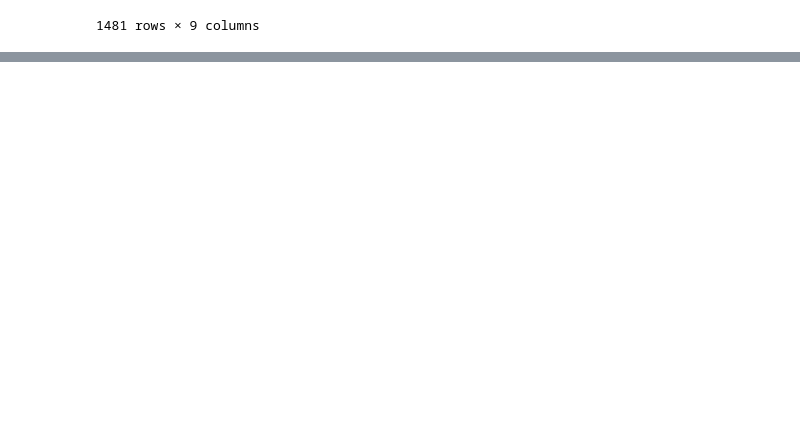
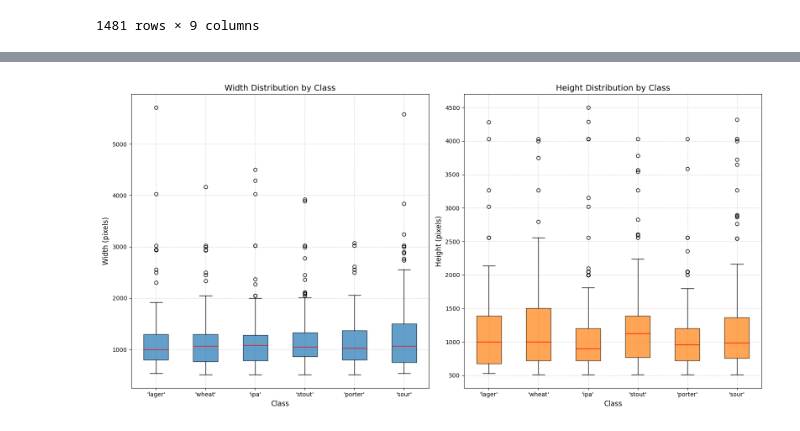
Before and after one commit to synthco/Neural-Beer, a Jupyter notebook: Lab_1.ipynb, the cells around one changed output, grey strips where cells are left out. Drawn from its saved outputs; the diff is of its cells as text; code cells hidden in the pictures; blank space fills up the shorter version.

Commit message:
Refines metadata loading and initializes additional code cells for processing. Added some data visualization

```diff
--- a/Lab_1.ipynb
+++ b/Lab_1.ipynb
@@ -24,0 +124,35 @@ meta_df
+# %%
+import matplotlib.pyplot as plt
+import numpy as np
+
+# 5. Box Plot of Image Dimensions by Class
+plt.figure(figsize=(14, 10))
+
+# Create subplots
+fig, (ax1, ax2) = plt.subplots(1, 2, figsize=(16, 8))
+
+# Width by class
+classes = meta_df['klass'].unique()
+width_by_class = [meta_df[meta_df['klass'] == cls]['width'] for cls in classes]
+ax1.boxplot(width_by_class, labels=classes, patch_artist=True,
+           boxprops=dict(facecolor='#1f77b4', alpha=0.7),
+           medianprops=dict(color='red'))
+ax1.set_title('Width Distribution by Class', fontsize=14)
+ax1.set_xlabel('Class', fontsize=12)
+ax1.set_ylabel('Width (pixels)', fontsize=12)
+ax1.grid(True, linestyle='--', alpha=0.5)
+
+# Height by class
+height_by_class = [meta_df[meta_df['klass'] == cls]['height'] for cls in classes]
+ax2.boxplot(height_by_class, labels=classes, patch_artist=True,
+           boxprops=dict(facecolor='#ff7f0e', alpha=0.7),
+           medianprops=dict(color='red'))
+ax2.set_title('Height Distribution by Class', fontsize=14)
+ax2.set_xlabel('Class', fontsize=12)
+ax2.set_ylabel('Height (pixels)', fontsize=12)
+ax2.grid(True, linestyle='--', alpha=0.5)
+
+plt.tight_layout()
+plt.show()
+# %% [output]
+[figure, added]
```
Also changed, not shown: parts of 6 cells of this notebook.
